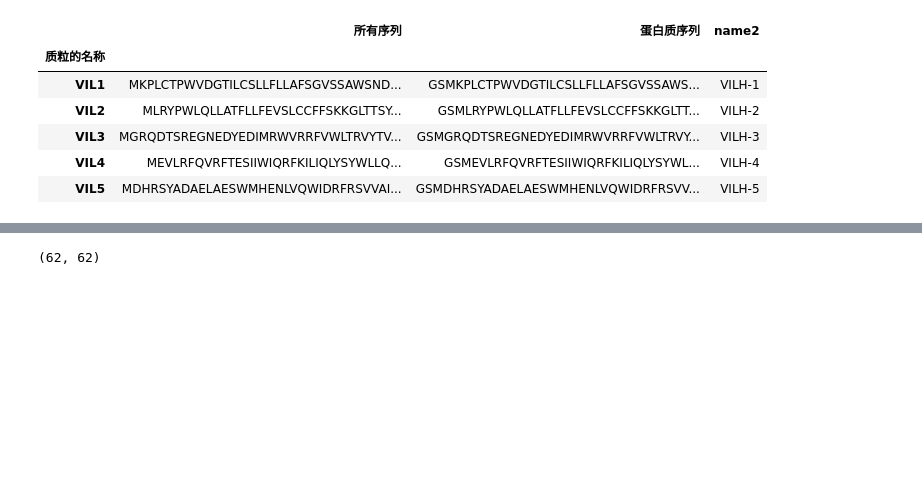
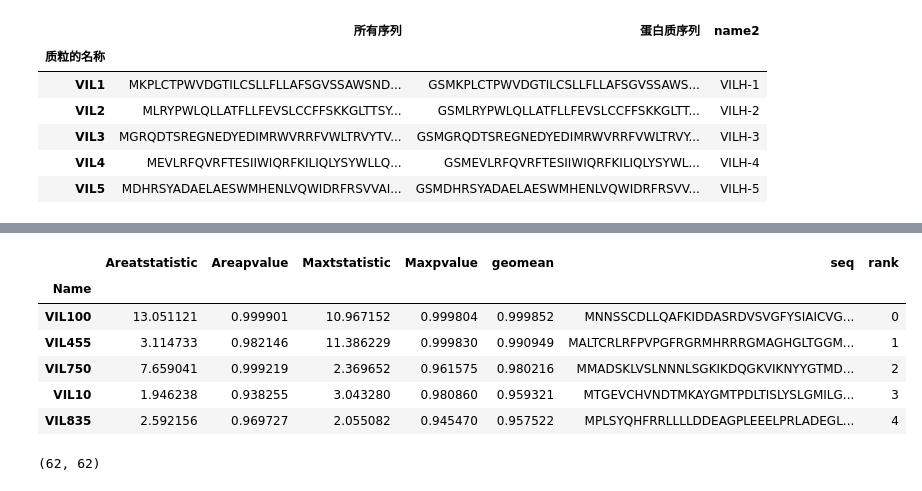
Before and after one commit to tyfei0216/ionChannel, a Jupyter notebook: buildActiveLearningDataset.ipynb, the cells around one changed output, grey strips where cells are left out. Saved outputs shown, nothing was run; the diff lists cells and outputs as text; code cells hidden in the pictures; blank space fills up the shorter version.

```diff
--- a/buildActiveLearningDataset.ipynb
+++ b/buildActiveLearningDataset.ipynb
@@ -505,3 +617,15 @@ dfexp["seq"] = df["所有序列"]
+# %%
+dfexp = dfexp.sort_values("geomean", ascending=False)
+dfexp["rank"] = range(len(dfexp))
+dfexp.head()
+# %% [output]
+|  | Areatstatistic | Areapvalue | Maxtstatistic | Maxpvalue | geomean | seq | rank |
+| Name |  |  |  |  |  |  |  |
+| VIL100 | 13.051121 | 0.999901 | 10.967152 | 0.999804 | 0.999852 | MNNSSCDLLQAFKIDDASRDVSVGFYSIAICVG... | 0 |
+| VIL455 | 3.114733 | 0.982146 | 11.386229 | 0.999830 | 0.990949 | MALTCRLRFPVPGFRGRMHRRRGMAGHGLTGGM... | 1 |
+| VIL750 | 7.659041 | 0.999219 | 2.369652 | 0.961575 | 0.980216 | MMADSKLVSLNNNLSGKIKDQGKVIKNYYGTMD... | 2 |
+| VIL10 | 1.946238 | 0.938255 | 3.043280 | 0.980860 | 0.959321 | MTGEVCHVNDTMKAYGMTPDLTISLYSLGMILG... | 3 |
+| VIL835 | 2.592156 | 0.969727 | 2.055082 | 0.945470 | 0.957522 | MPLSYQHFRRLLLLDDEAGPLEEELPRLADEGL... | 4 |
 # %%
 with open("/data/tyfei/datasets/ion_channel/Interprot/test885.pkl", "rb") as f:
     data = pickle.load(f)
```
Also changed, not shown: parts of 21 cells of this notebook, 4 other files.
